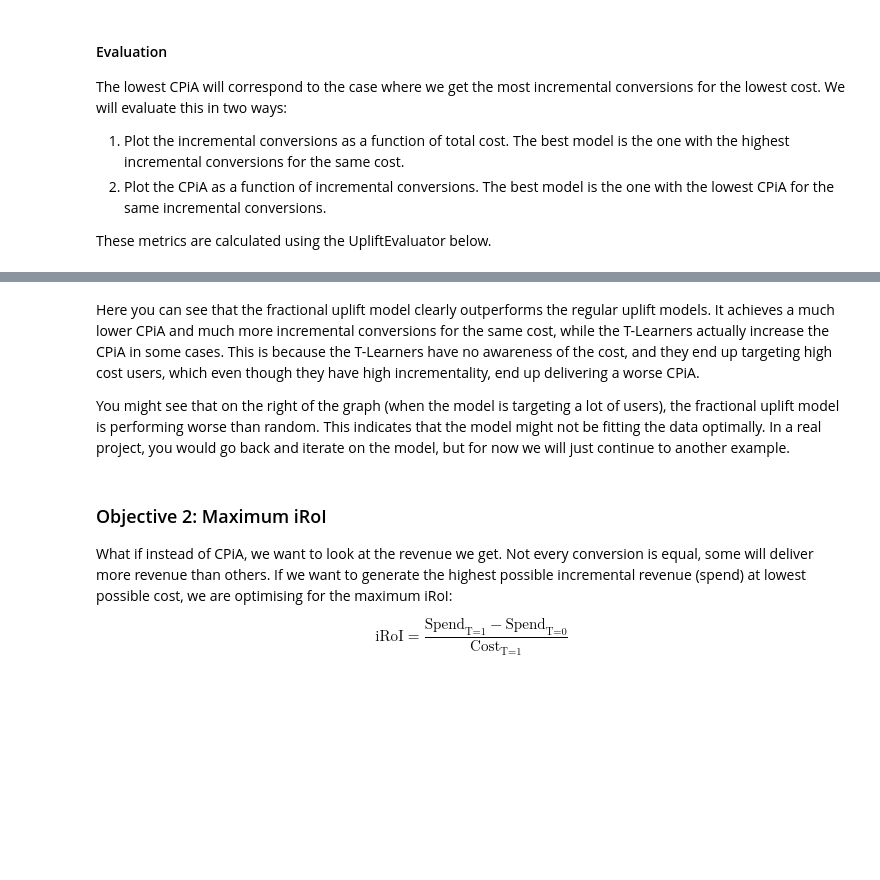
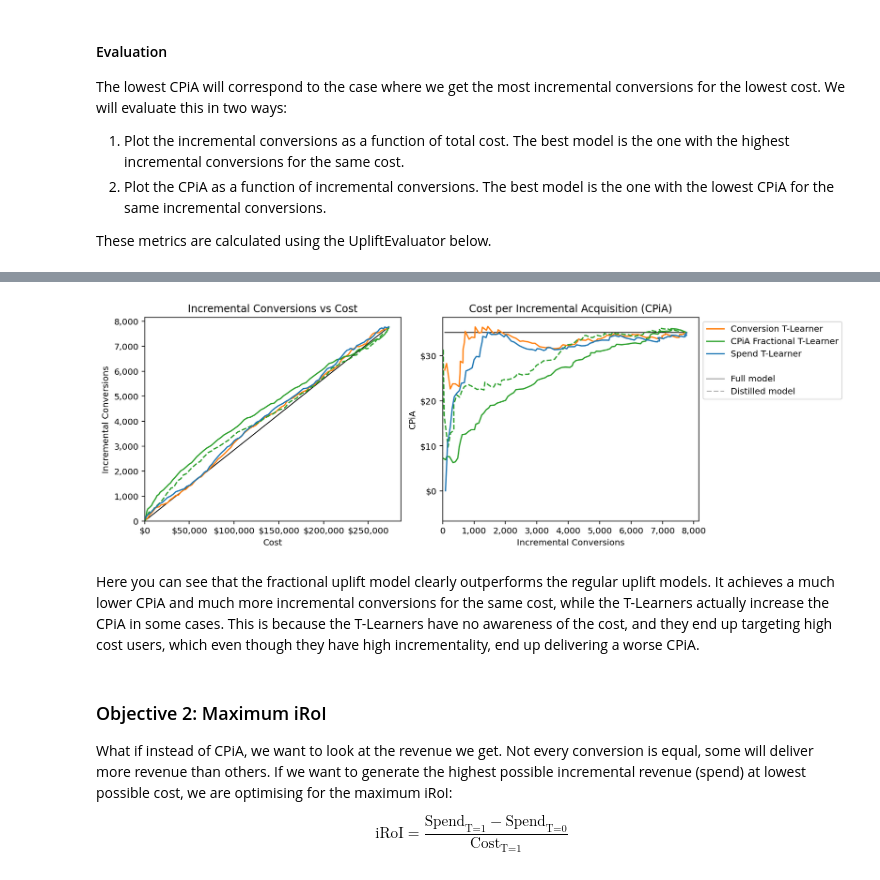
Before and after one commit to google-marketing-solutions/fractional_uplift, a Jupyter notebook: examples/end_to_end_example.ipynb, the cells around one changed output, grey strips where cells are left out. Saved outputs shown, nothing was run; the diff lists cells and outputs as text; code cells hidden in the pictures; blank space fills up the shorter version.

```diff
--- a/examples/end_to_end_example.ipynb
+++ b/examples/end_to_end_example.ipynb
@@ -446,7 +463,10 @@ models = {
 
 results = evaluator.evaluate(criteo.test_data, score_cols=list(models.keys()))
 
-conv_plot = plot_cumulative_incrementality(
+fig, axs = plt.subplots(ncols=2, figsize=(12, 4), constrained_layout=True)
+
+plot_cumulative_incrementality(
+    axs[0],
     results,
     title="Incremental Conversions vs Cost",
     model_names=models,
@@ -454,11 +474,15 @@ conv_plot = plot_cumulative_incrementality(
     y_col="conversion__inc_cum",
     x_label="Cost",
     y_label="Incremental Conversions",
-    x_format="$f",
-    y_format="f"
+    x_format="${:,.0f}",
+    y_format="{:,.0f}",
+    x_lim=[0, None],
+    y_lim=[0, None],
+    show_legend=False
 )
 
-cpia_plot = plot_cumulative_incrementality(
+plot_cumulative_incrementality(
+    axs[1],
     results,
     title="Cost per Incremental Acquisition (CPiA)",
     model_names=models,
@@ -466,9 +490,10 @@ cpia_plot = plot_cumulative_incrementality(
     y_col="cpia__inc_cum",
     x_label="Incremental Conversions",
     y_label="CPiA",
-    x_format="f",
-    y_format="$f"
+    x_format="{:,.0f}",
+    y_format="${:,.0f}",
+    x_lim=[0, None]
 )
 
-conv_plot | cpia_plot
+plt.show()
 # %% [output]
@@ -479,7 +500,6 @@ conv_plot | cpia_plot
+[figure, added]
 # %% [markdown]
 Here you can see that the fractional uplift model clearly outperforms the regular uplift models. It achieves a much lower CPiA and much more incremental conversions for the same cost, while the T-Learners actually increase the CPiA in some cases. This is because the T-Learners have no awareness of the cost, and they end up targeting high cost users, which even though they have high incrementality, end up delivering a worse CPiA.
-
-You might see that on the right of the graph (when the model is targeting a lot of users), the fractional uplift model is performing worse than random. This indicates that the model might not be fitting the data optimally. In a real project, you would go back and iterate on the model, but for now we will just continue to another example.
 # %% [markdown]
 ### Objective 2: Maximum iRoI
 
```
Also changed, not shown: parts of 21 cells of this notebook.
